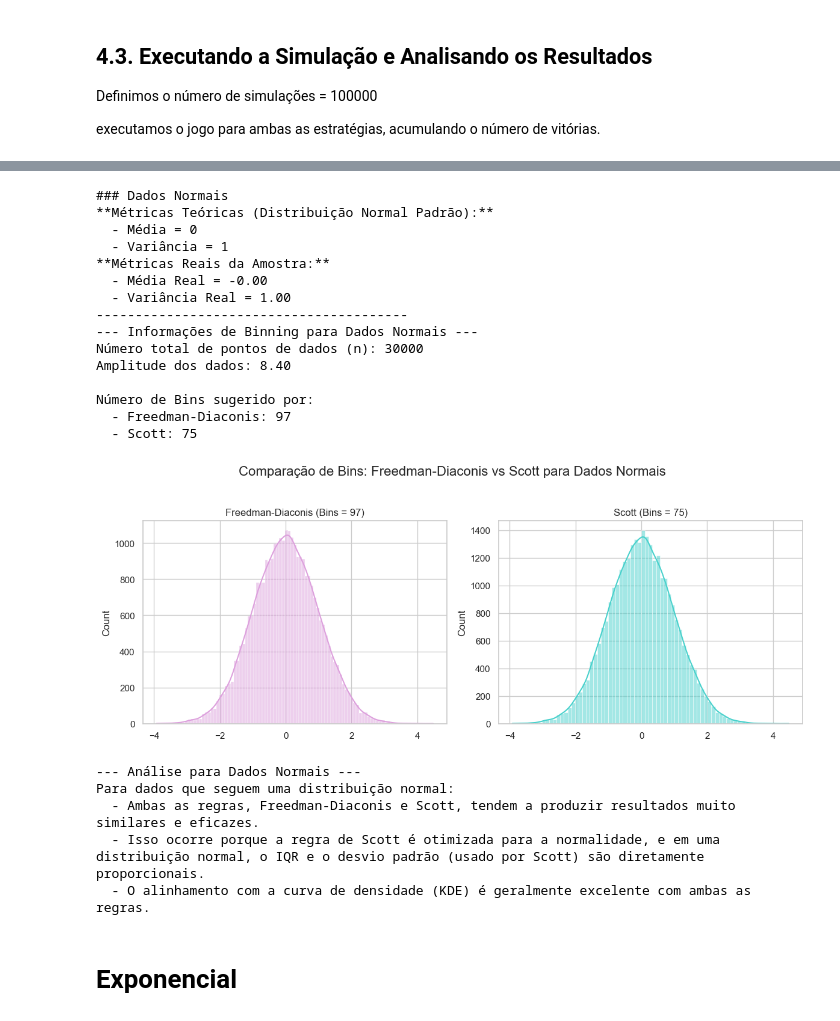
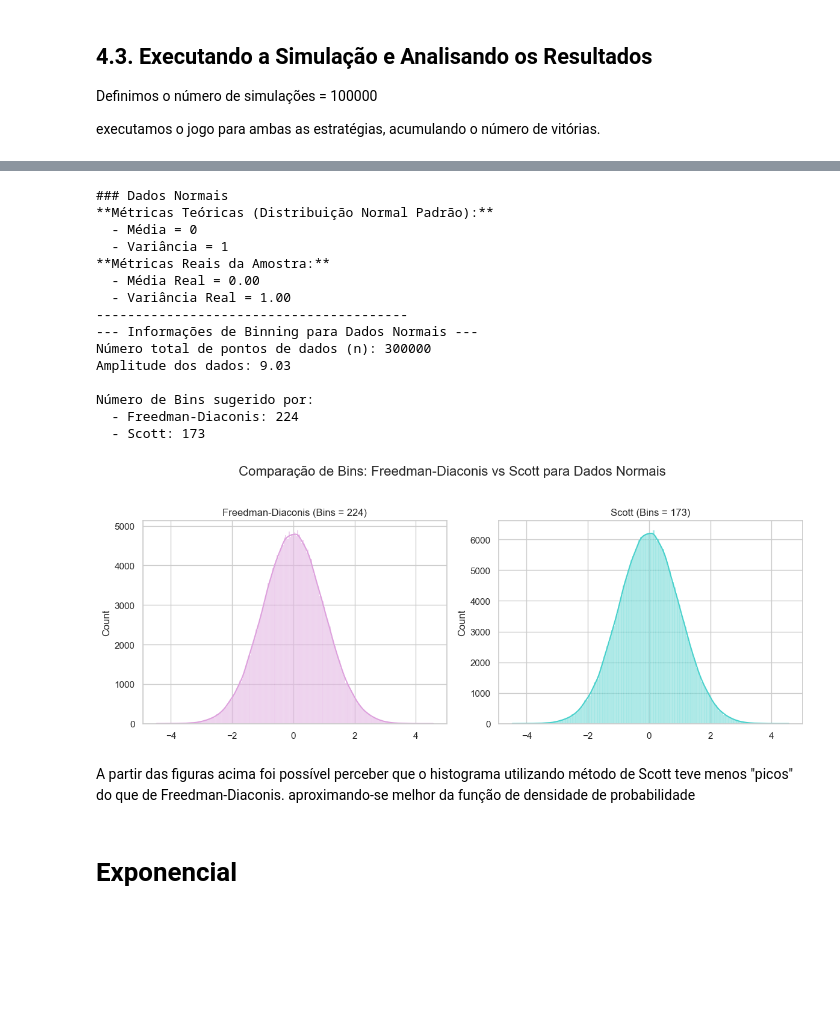
Before and after one commit to TomazFilgueira/PPGEEC2317---SISTEMAS-PROBABIL-STICOS, a Jupyter notebook: Project Euler.ipynb, the cells around one changed output, grey strips where cells are left out. Saved outputs shown, nothing was run; the diff lists cells and outputs as text; code cells hidden in the pictures; blank space fills up the shorter version.

```diff
--- a/Project Euler.ipynb
+++ b/Project Euler.ipynb
@@ -742,10 +839,9 @@ def calculate_and_print_bins(data, n, data_label):
     print(f"  - Scott: {num_bins_scott}")
     return num_bins_fd, num_bins_scott
 # %%
-# Célula 2: Gerar Dados Normais e Comparar Bins
 
 np.random.seed(42) # Para reprodutibilidade
-loc_normal, scale_normal, size_normal = 0, 1, 30000
+loc_normal, scale_normal, size_normal = 0, 1, 300000
 
 normal_data = np.random.normal(loc=loc_normal, scale=scale_normal, size=size_normal)
 n_normal = len(normal_data)
@@ -760,50 +856,41 @@ print(f"  - Média Real = {np.mean(normal_data):.2f}")
 print(f"  - Variância Real = {np.var(normal_data):.2f}")
 print("-" * 40)
 
 num_bins_fd_normal, num_bins_scott_normal = calculate_and_print_bins(normal_data, n_normal, "Normais")
 
 # Visualização e Comparação para Dados Normais
 fig, axes = plt.subplots(1, 2, figsize=(12, 5))
 fig.suptitle('Comparação de Bins: Freedman-Diaconis vs Scott para Dados Normais', fontsize=16)
 
 # 1. Regra de Freedman-Diaconis
 sns.histplot(normal_data, bins=num_bins_fd_normal, kde=True, ax=axes[0], color='plum')
 axes[0].set_title(f'Freedman-Diaconis (Bins = {num_bins_fd_normal})')
 
 # 2. Regra de Scott
 sns.histplot(normal_data, bins=num_bins_scott_normal, kde=True, ax=axes[1], color='mediumturquoise')
 axes[1].set_title(f'Scott (Bins = {num_bins_scott_normal})')
 
 plt.tight_layout(rect=[0, 0.03, 1, 0.95])
 plt.show()
-
-print("\n--- Análise para Dados Normais ---")
-print("Para dados que seguem uma distribuição normal:")
-print("  - Ambas as regras, Freedman-Diaconis e Scott, tendem a produzir resultados muito similares e eficazes.")
-print("  - Isso ocorre porque a regra de Scott é otimizada para a normalidade, e em uma distribuição normal, o IQR e o desvio padrão (usado por Scott) são diretamente proporcionais.")
-print("  - O alinhamento com a curva de densidade (KDE) é geralmente excelente com ambas as regras.")
 # %% [output]
 ### Dados Normais
 **Métricas Teóricas (Distribuição Normal Padrão):**
   - Média = 0
   - Variância = 1
 **Métricas Reais da Amostra:**
-  - Média Real = -0.00
+  - Média Real = 0.00
   - Variância Real = 1.00
 ----------------------------------------
 --- Informações de Binning para Dados Normais ---
-Número total de pontos de dados (n): 30000
-Amplitude dos dados: 8.40
+Número total de pontos de dados (n): 300000
+Amplitude dos dados: 9.03
 
 Número de Bins sugerido por:
-  - Freedman-Diaconis: 97
-  - Scott: 75
+  - Freedman-Diaconis: 224
+  - Scott: 173
-[figure, old version]
+[figure, new version]
---- Análise para Dados Normais ---
-Para dados que seguem uma distribuição normal:
-  - Ambas as regras, Freedman-Diaconis e Scott, tendem a produzir resultados muito similares e eficazes.
-  - Isso ocorre porque a regra de Scott é otimizada para a normalidade, e em uma distribuição normal, o IQR e o desvio padrão (usado por Scott) são diretamente proporcionais.
-  - O alinhamento com a curva de densidade (KDE) é geralmente excelente com ambas as regras.
+# %% [markdown]
+A partir das figuras acima foi possível perceber que o histograma utilizando método de Scott teve menos "picos" do que de Freedman-Diaconis. aproximando-se melhor da função de densidade de probabilidade
 # %% [markdown]
 # Exponencial
 # %%
```
Also changed, not shown: parts of 8 cells of this notebook.
